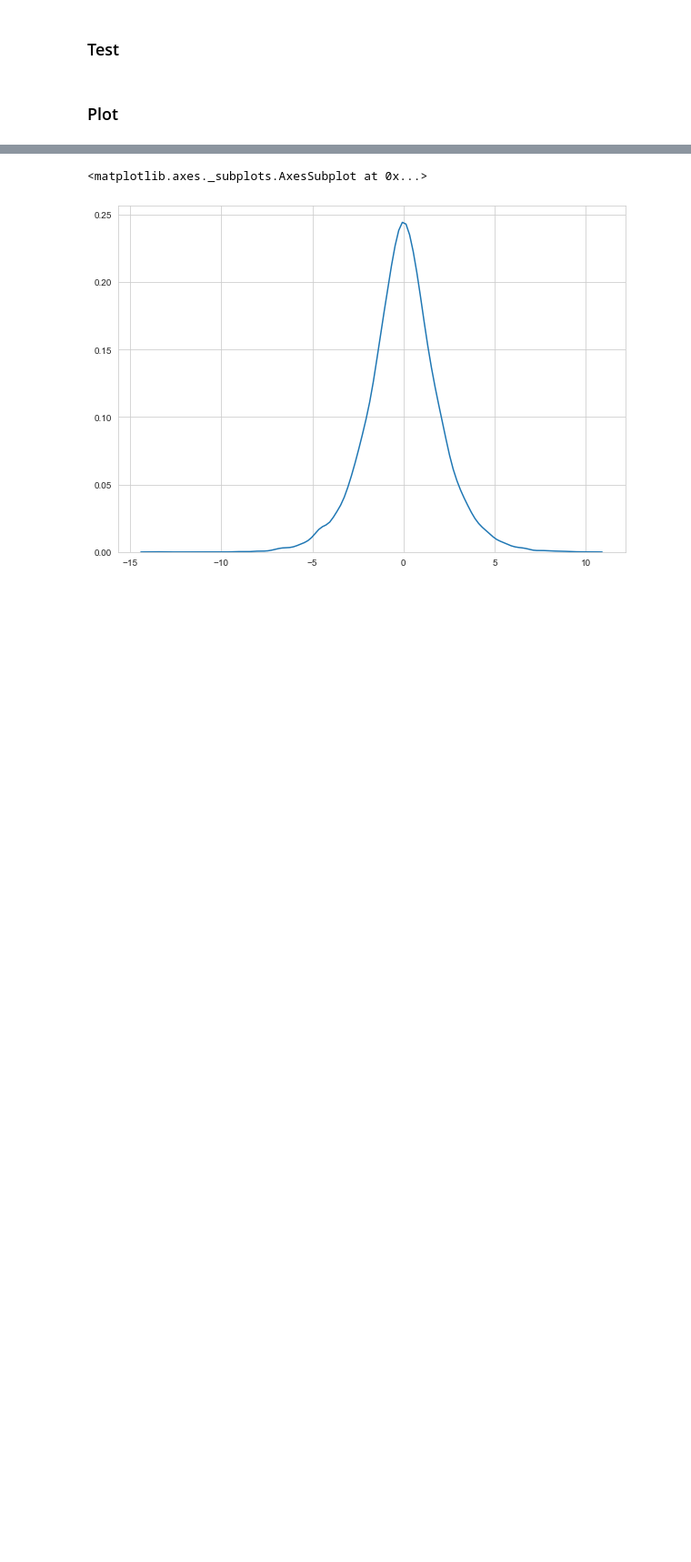
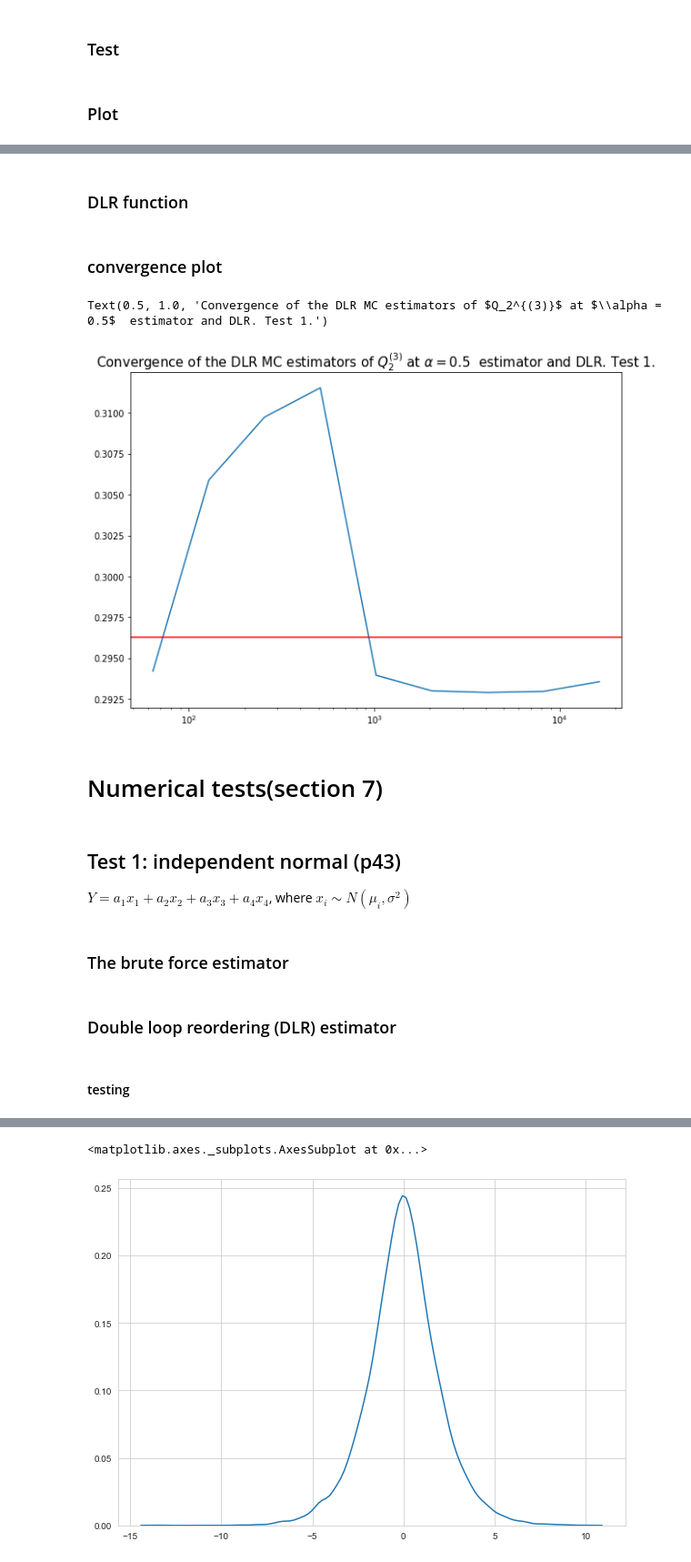
Before and after one commit to Yuleii/quantile-sensitivity-measures, a Jupyter notebook: quantile_based_global_sensitivity_measures.ipynb, the cells around one changed output, grey strips where cells are left out. Shown at 91% size. Cells and saved outputs as stored; diff of their text form; code cells hidden in the pictures; blank space fills up the shorter version.

```diff
--- a/quantile_based_global_sensitivity_measures.ipynb
+++ b/quantile_based_global_sensitivity_measures.ipynb
@@ -823,0 +468,2 @@ $Y=x_1-x_2+x_3-x_4$, where $x_i \sim Exp(\lambda=1)$
+# %% [markdown]
+### DLR function
@@ -823,0 +638,2 @@ $Y=x_1-x_2+x_3-x_4$, where $x_i \sim Exp(\lambda=1)$
+# %% [markdown]
+### convergence plot
@@ -823,0 +643,21 @@ $Y=x_1-x_2+x_3-x_4$, where $x_i \sim Exp(\lambda=1)$
+# %%
+
+N_list = [2**6,2**7, 2**8, 2**9,2**10,2**11,2**12,2**13, 2**14]
+
+dlr_norm_q_2_3= [dlr_mcs_quantile(simple_linear_function_transposed, n_params_1, mean_1, cov_1, "Normal", n, skip=0,)[3][:,2][15] for n in N_list]
+# %%
+plt.figure(figsize=(10,7))
+plt.plot(N_list, dlr_norm_q_2_3)
+plt.axhline(norm_q_2_true[:, 2][15], c='r')
+plt.xscale('log')
+plt.title(r"Convergence of the DLR MC estimators of $Q_2^{(3)}$ at $\alpha = 0.5$  estimator and DLR. Test 1.", fontsize=15)
+# %% [output]
+Text(0.5, 1.0, 'Convergence of the DLR MC estimators of $Q_2^{(3)}$ at $\\alpha = 0.5$  estimator and DLR. Test 1.')
+[figure, added]
+# %% [markdown]
+# Numerical tests(section 7)
+# %% [markdown]
+## Test 1: independent normal (p43)
+   $Y=a_1x_1+a_2x_2+a_3x_3+a_4x_4$, where $x_i \sim N(\mu_i,\sigma^2)$
+# %% [markdown]
+### The brute force estimator
@@ -823,0 +667,2 @@ $Y=x_1-x_2+x_3-x_4$, where $x_i \sim Exp(\lambda=1)$
+# %% [markdown]
+### Double loop reordering (DLR) estimator
@@ -823,0 +671,2 @@ $Y=x_1-x_2+x_3-x_4$, where $x_i \sim Exp(\lambda=1)$
+# %% [markdown]
+#### testing
```
Also changed, not shown: parts of 93 cells of this notebook.
